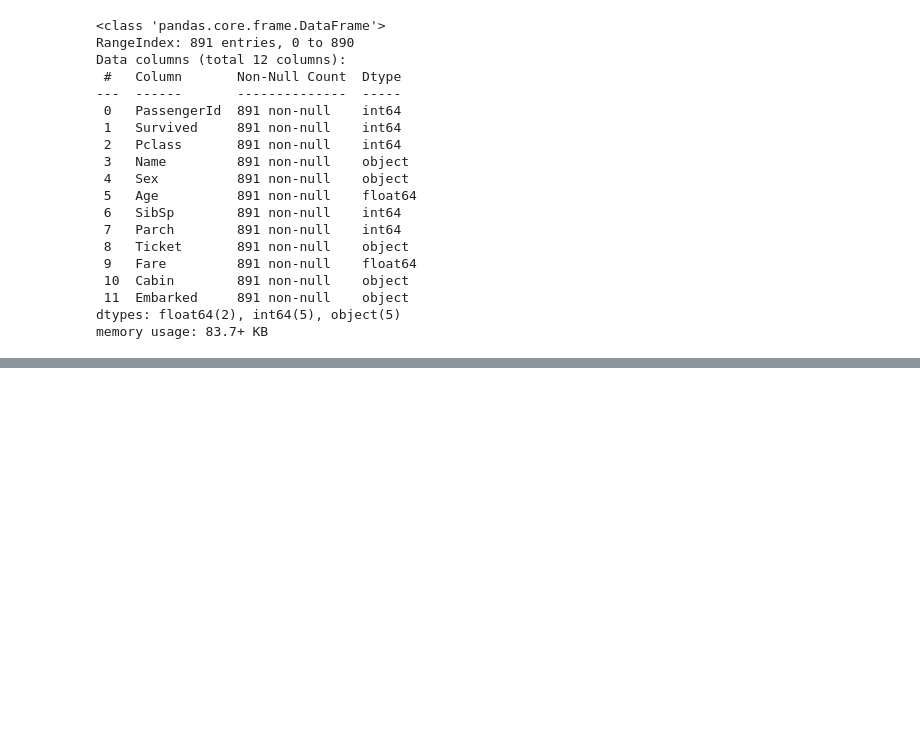
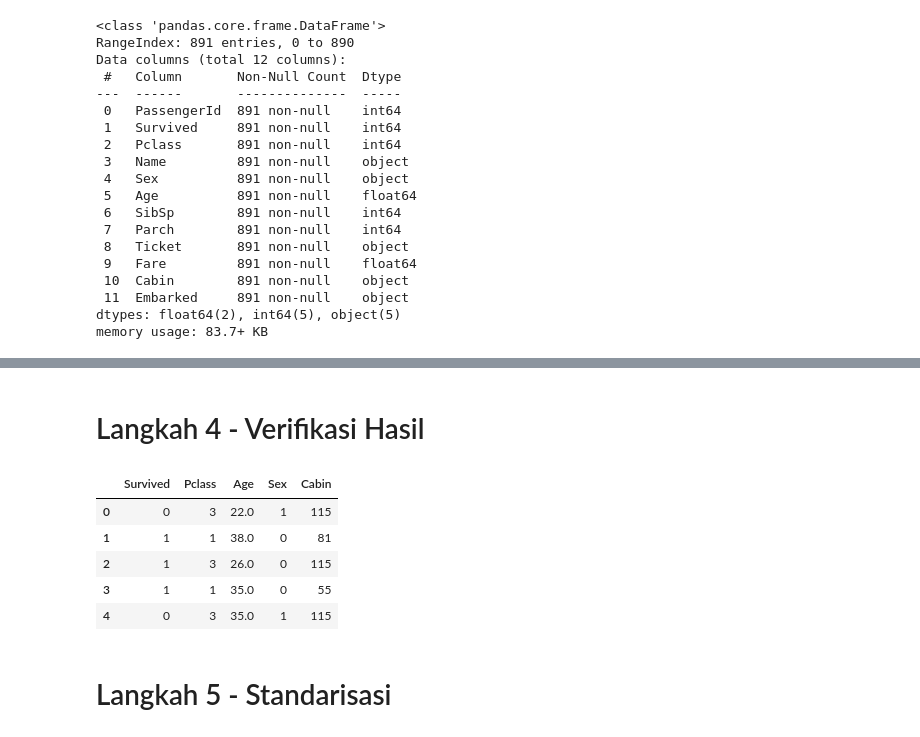
Before and after one commit to FebryanAkt/Pembelajaran-Mesin-2026, a Jupyter notebook: T2_244107020180_Febryan.ipynb, the cells around one changed output, grey strips where cells are left out. Drawn from its saved outputs; the diff is of its cells as text; code cells hidden in the pictures; blank space fills up the shorter version.

```diff
--- a/T2_244107020180_Febryan.ipynb
+++ b/T2_244107020180_Febryan.ipynb
@@ -227,0 +257,19 @@ memory usage: 83.7+ KB
+# %%
+from sklearn.preprocessing import LabelEncoder
+
+le = LabelEncoder() # membuat objek dari LabelEncoder
+df['Sex'] = le.fit_transform(df['Sex']) # proses encoding
+df['Cabin'] = le.fit_transform(df['Cabin']) # proses encoding
+# %% [markdown]
+# Langkah 4 - Verifikasi Hasil
+# %%
+df.head()
+# %% [output]
+|  | Survived | Pclass | Age | Sex | Cabin |
+| 0 | 0 | 3 | 22.0 | 1 | 115 |
+| 1 | 1 | 1 | 38.0 | 0 | 81 |
+| 2 | 1 | 3 | 26.0 | 0 | 115 |
+| 3 | 1 | 1 | 35.0 | 0 | 55 |
+| 4 | 0 | 3 | 35.0 | 1 | 115 |
+# %% [markdown]
+# Langkah 5 - Standarisasi
```
Also changed, not shown: parts of 9 cells of this notebook.
